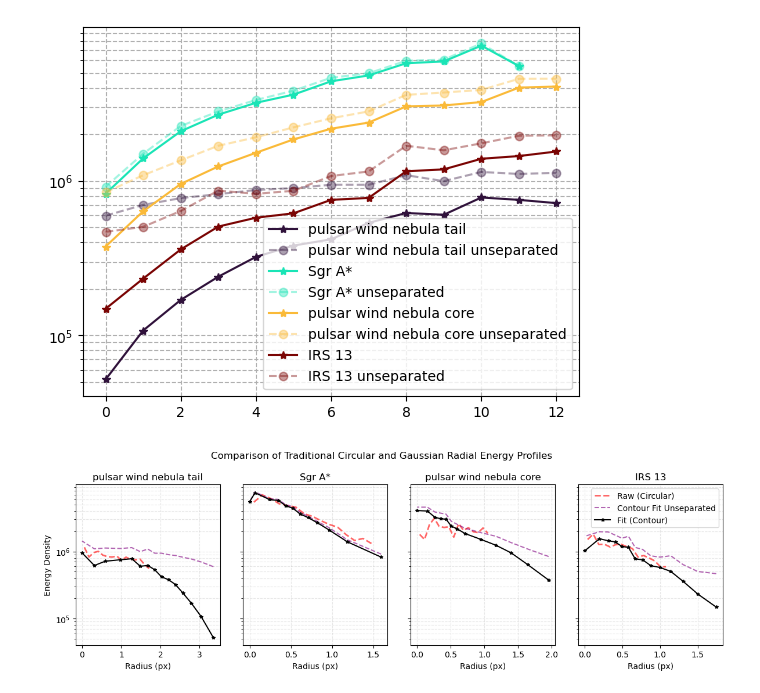
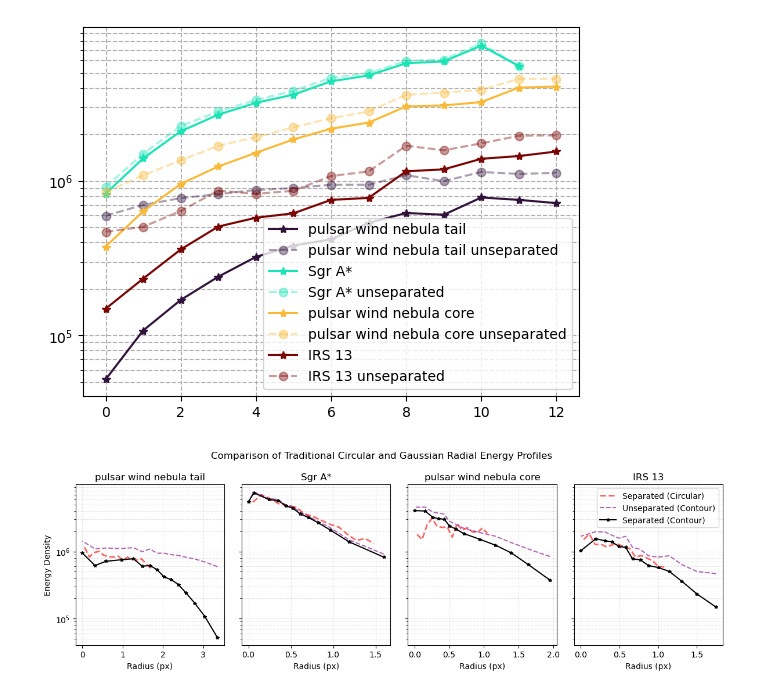
Before and after one commit to star-skelly/dogs_source_separation, a Jupyter notebook: scientific_analysis.ipynb, the cells around one changed output. Saved outputs shown, nothing was run; the diff lists cells and outputs as text; code cells hidden in the pictures.

```diff
--- a/scientific_analysis.ipynb
+++ b/scientific_analysis.ipynb
@@ -182,7 +176,7 @@ def energy_of_contour_ring(contour_collection, data, lvl: int, separated=True):
 def energy_density_ring(contour_collection, data, lvl: int, separated=True):
     return energy_of_contour_ring(contour_collection, data, lvl, separated) / area_of_contour_ring(contour_collection, lvl)
 # %%
-fig, (ax1, ax2) = plt.subplots(1, 2, figsize=(18, 7))
+fig, (ax1, ax2) = plt.subplots(1, 2, figsize=(16, 7))
 h2d = ax1.hist2d(subset['x'], subset['y'], bins=(BINX, BINY),
                  weights=subset['energy'],
                  cmap='plasma', norm=LogNorm())
@@ -288,37 +282,37 @@ def plot_all_profiles(split_sources, contours, centers, std_devs, num_bins=15):
         for l in lvls:
             a_ring = area_of_contour_ring(cont_coll, l)
             e_ring = energy_of_contour_ring(cont_coll, table, l)
             e_ring_unseparated = energy_of_contour_ring(cont_coll, subset, l, separated=False)
 
             total_area = area_of_contour(cont_coll, l)
             r_eq = np.sqrt(total_area / np.pi)
 
             cont_radii.append(r_eq)
             cont_densities.append(e_ring / a_ring)
             cont_unsep_densities.append(e_ring_unseparated / a_ring)
 
 
-        ax.plot(bin_centers, circ_densities, label='Raw (Circular)', alpha=0.6, lw=2, color='red', linestyle='dashed')
-        ax.plot(cont_radii, cont_unsep_densities, color='purple', label=f'Contour Fit Unseparated', linestyle='dashed', alpha=0.6)
-        ax.plot(cont_radii, cont_densities, '*-', color='black', label='Fit (Contour)', markersize=4)
+        ax.plot(bin_centers, circ_densities, label='Separated (Circular)', alpha=0.6, lw=2, color='red', linestyle='dashed')
+        ax.plot(cont_radii, cont_unsep_densities, color='purple', label=f'Unseparated (Contour)', linestyle='dashed', alpha=0.6)
+        ax.plot(cont_radii, cont_densities, '*-', color='black', label='Separated (Contour)', markersize=4)
 
         ax.set_title(f"{objs[i]}")
         ax.set_xlabel("Radius (px)")
         if i == 0:
             ax.set_ylabel("Energy Density")
 
         ax.set_yscale('log')
         ax.grid(True, which='both', linestyle='--', alpha=0.3)
         if i == num_sources - 1:
             ax.legend()
 
     plt.tight_layout()
     plt.savefig('output/profile_comparison.png')
 
 # To run:
 plot_all_profiles(split_sources, contours, centers, std_dev)
 # %% [output]
-[figure, old version]
+[figure, new version]
 # %%
 total_bands = cube.shape[0]
 energy_values = np.linspace(EMIN, EMAX, total_bands) / 1e3
```
Also changed, not shown: parts of 4 cells of this notebook, 1 other file.
